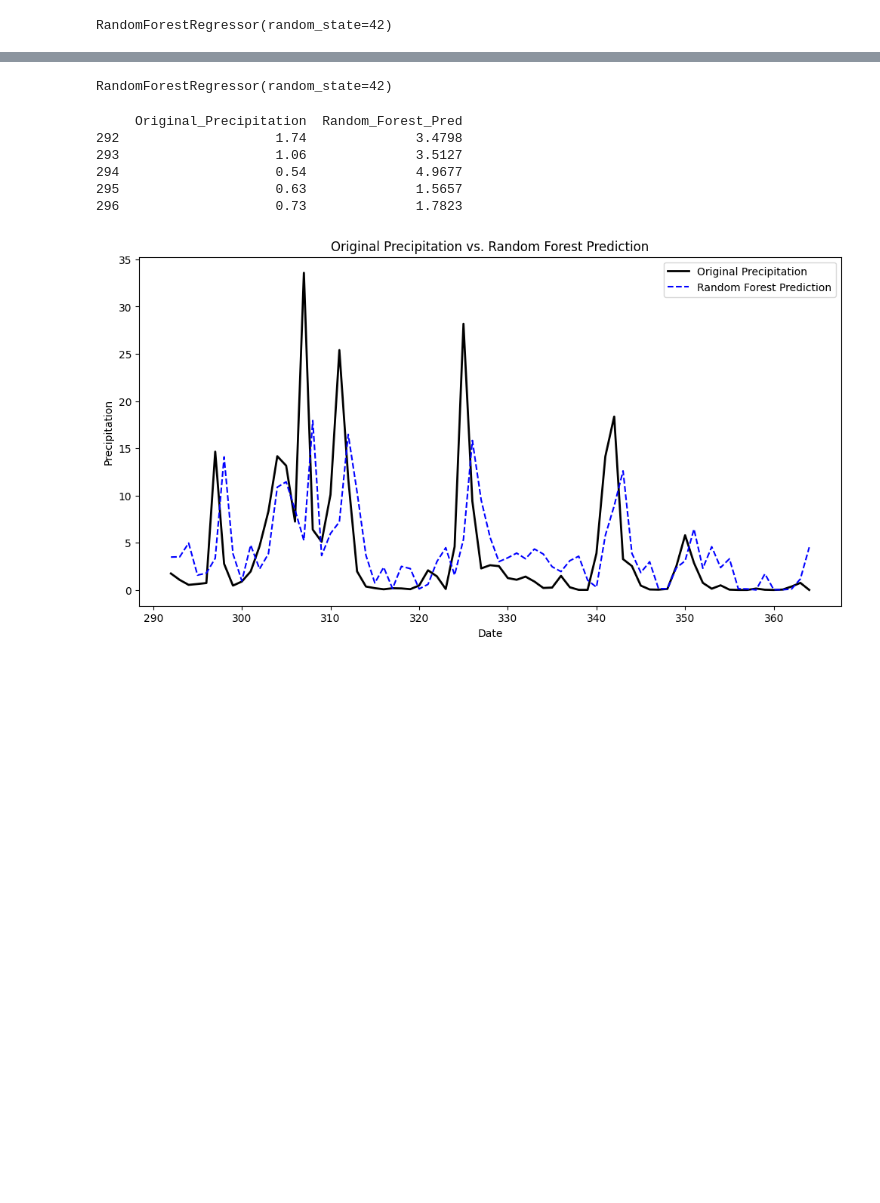
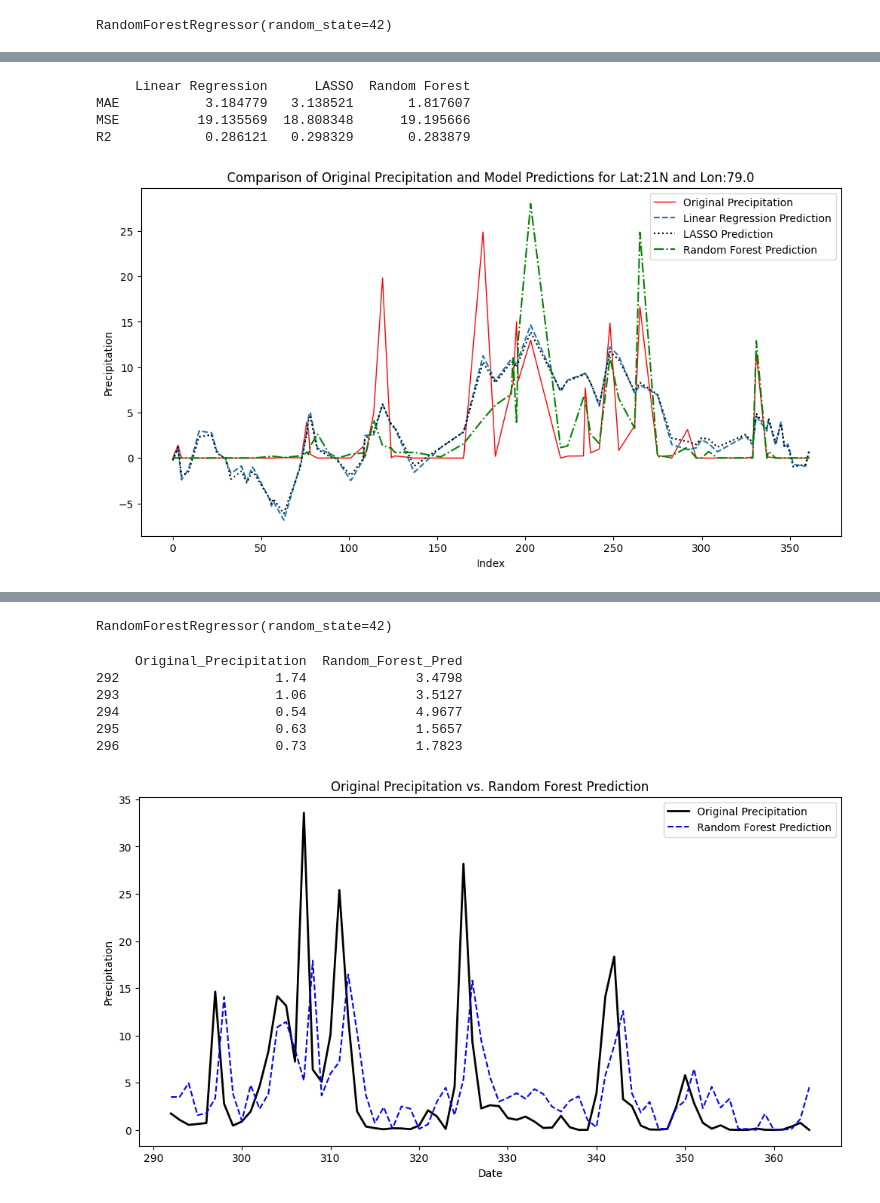
Before and after one commit to are777/ML, a Jupyter notebook: Project.ipynb, the cells around one changed output, grey strips where cells are left out. Saved outputs shown, nothing was run; the diff lists cells and outputs as text; code cells hidden in the pictures; blank space fills up the shorter version.

```diff
--- a/Project.ipynb
+++ b/Project.ipynb
@@ -312,8 +312,8 @@ print(data3.head())
 3  20.85          0.0  74.81  93.86  2023-01-04
 4  20.76          0.0  73.00  93.88  2023-01-05
 # %%
-X = data3[['T2M', 'RH2M', 'PS']]
-y = data3['PRECTOTCORR']
+X = data[['T2M', 'RH2M', 'PS']]
+y = data['PRECTOTCORR']
 # %%
 model = LinearRegressionScratch(learning_rate=0.01, epochs=1000)
 model.fit(X, y)
@@ -482,0 +479,55 @@ plt.show()
+# %%
+X = data2[['T2M', 'RH2M', 'PS']]
+y = data2['PRECTOTCORR']
+
+X_train, X_test, y_train, y_test = train_test_split(X, y, test_size=0.2, random_state=42)
+
+scaler = StandardScaler()
+X_train_scaled = scaler.fit_transform(X_train)
+X_test_scaled = scaler.transform(X_test)
+
+results = {}
+for name, model in models.items():
+    model.fit(X_train_scaled, y_train)
+    predictions = model.predict(X_test_scaled)
+    mae = mean_absolute_error(y_test, predictions)
+    mse = mean_squared_error(y_test, predictions)
+    r2 = r2_score(y_test, predictions)
+    results[name] = {'MAE': mae, 'MSE': mse, 'R2': r2}
+
+results_df = pd.DataFrame(results)
+print(results_df)
+
+linear_model = LinearRegression()
+lasso_model = Lasso(alpha=0.1)
+rf_model = RandomForestRegressor(n_estimators=100, random_state=42)
+
+linear_model.fit(X_train, y_train)
+lasso_model.fit(X_train, y_train)
+rf_model.fit(X_train, y_train)
+
+data_test = X_test.copy()
+data_test["Original_Precipitation"] = y_test
+data_test["Linear_Regression_Pred"] = linear_model.predict(X_test)
+data_test["Lasso_Pred"] = lasso_model.predict(X_test)
+data_test["Random_Forest_Pred"] = rf_model.predict(X_test)
+
+data_test = data_test.sort_index()
+
+plt.figure(figsize=(12, 6))
+
+plt.plot(data_test.index, data_test["Original_Precipitation"], label="Original Precipitation", color="red", linewidth=1)
+plt.plot(data_test.index, data_test["Linear_Regression_Pred"], label="Linear Regression Prediction", linestyle="--")
+plt.plot(data_test.index, data_test["Lasso_Pred"], label="LASSO Prediction", color="black", linestyle=":")
+plt.plot(data_test.index, data_test["Random_Forest_Pred"], label="Random Forest Prediction", color="green", linestyle="-.")
+plt.xlabel("Index")
+plt.ylabel("Precipitation")
+plt.title("Comparison of Original Precipitation and Model Predictions for Lat:21N and Lon:79.0")
+plt.legend()
+plt.show()
+# %% [output]
+     Linear Regression      LASSO  Random Forest
+MAE           3.184779   3.138521       1.817607
+MSE          19.135569  18.808348      19.195666
+R2            0.286121   0.298329       0.283879
+[figure, added]
```
Also changed, not shown: parts of 8 cells of this notebook.
